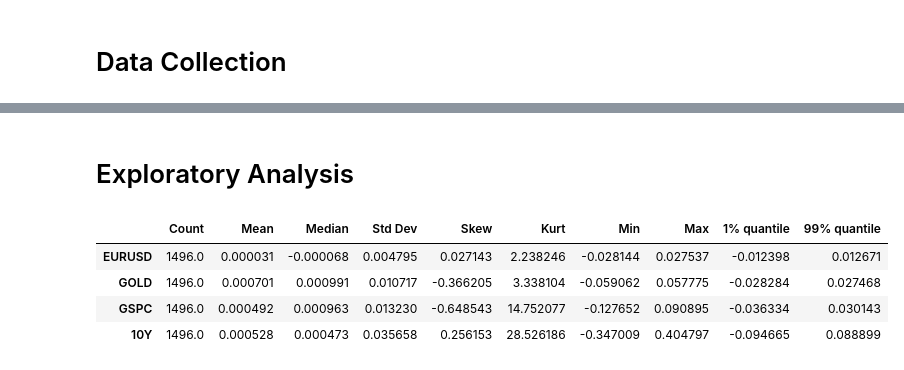
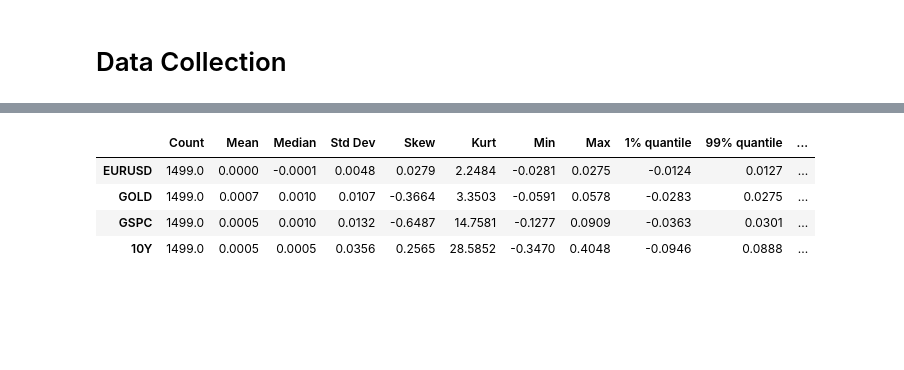
Before and after one commit to Mostafa-MMK/VaRBacktestingEngine, a Jupyter notebook: 01_Data_Preparation.ipynb, the cells around one changed output, grey strips where cells are left out. Cells and saved outputs as stored; diff of their text form; code cells hidden in the pictures; blank space fills up the shorter version.

```diff
--- a/01_Data_Preparation.ipynb
+++ b/01_Data_Preparation.ipynb
@@ -14,6 +10,0 @@ import seaborn as sns
-# %%
-symbols = ['^GSPC', 'GC=F', '^TNX','EURUSD=X']
-df = yf.download(symbols, start = '2020-01-01', auto_adjust=True)['Close'].dropna()
-df.columns = ['EURUSD', 'GOLD', 'GSPC', '10Y']
-df['10Y'] = df['10Y']/100
-df.tail()
@@ -63,28 +46,46 @@ plt.show()
 [figure]
-# %% [markdown]
-# Exploratory Analysis
 # %%
-# Descriptive statistics
-all_stats_data = {}
-for column in df_returns.columns:
-  stats_data = {
-      'Count': df_returns[column].count(),
-      'Mean': df_returns[column].mean(),
-      'Median': df_returns[column].median(),
-      'Std Dev': df_returns[column].std(),
-      'Skew': df_returns[column].skew(),
-      'Kurt': df_returns[column].kurt(),
-      'Min': df_returns[column].min(),
-      'Max': df_returns[column].max(),
-      '1% quantile': df_returns[column].quantile(0.01),
-      '99% quantile': df_returns[column].quantile(0.99)
-  }
-  all_stats_data[column] = stats_data
-df_stats = pd.DataFrame(all_stats_data)
-df_stats.T
+# Calculating the summary stats
+
+def calculate_summary_stats(df_returns):
+  import pandas as pd
+  from statsmodels.tsa.stattools import adfuller
+  from scipy.stats import jarque_bera
+
+  # Calculating summary stats
+  all_stats_data = {}
+
+  # ADF test (for stationarity)
+  for column in df_returns.columns:
+    adf_result = adfuller(df_returns[column])
+
+    # Jarque-Bera Test for Normality
+    jb_stat, jb_pvalue = jarque_bera(df_returns[column])
+    stats_data = {
+        'Count': df_returns[column].count(),
+        'Mean': df_returns[column].mean(),
+        'Median': df_returns[column].median(),
+        'Std Dev': df_returns[column].std(),
+        'Skew': df_returns[column].skew(),
+        'Kurt': df_returns[column].kurt(),
+        'Min': df_returns[column].min(),
+        'Max': df_returns[column].max(),
+        '1% quantile': df_returns[column].quantile(0.01),
+        '99% quantile': df_returns[column].quantile(0.99),
+        'ADF Statistic': adf_result[0],
+        'ADF p-value': adf_result[1],
+        'JB Statistic': jb_stat,
+        'JB p-value': jb_pvalue}
+    all_stats_data[column] = stats_data
+  df_stats = pd.DataFrame(all_stats_data)
+  return df_stats.T
+
+# Calculating descriptive statistics
+df_summary = calculate_summary_stats(df_returns)
+display(df_summary.round(4))
 # %% [output]
-|  | Count | Mean | Median | Std Dev | Skew | Kurt | Min | Max | 1% quantile | 99% quantile |
-| EURUSD | 1496.0 | 0.000031 | -0.000068 | 0.004795 | 0.027143 | 2.238246 | -0.028144 | 0.027537 | -0.012398 | 0.012671 |
-| GOLD | 1496.0 | 0.000701 | 0.000991 | 0.010717 | -0.366205 | 3.338104 | -0.059062 | 0.057775 | -0.028284 | 0.027468 |
-| GSPC | 1496.0 | 0.000492 | 0.000963 | 0.013230 | -0.648543 | 14.752077 | -0.127652 | 0.090895 | -0.036334 | 0.030143 |
-| 10Y | 1496.0 | 0.000528 | 0.000473 | 0.035658 | 0.256153 | 28.526186 | -0.347009 | 0.404797 | -0.094665 | 0.088899 |
+|  | Count | Mean | Median | Std Dev | Skew | Kurt | Min | Max | 1% quantile | 99% quantile | ... |
+| EURUSD | 1499.0 | 0.0000 | -0.0001 | 0.0048 | 0.0279 | 2.2484 | -0.0281 | 0.0275 | -0.0124 | 0.0127 | ... |
+| GOLD | 1499.0 | 0.0007 | 0.0010 | 0.0107 | -0.3664 | 3.3503 | -0.0591 | 0.0578 | -0.0283 | 0.0275 | ... |
+| GSPC | 1499.0 | 0.0005 | 0.0010 | 0.0132 | -0.6487 | 14.7581 | -0.1277 | 0.0909 | -0.0363 | 0.0301 | ... |
+| 10Y | 1499.0 | 0.0005 | 0.0005 | 0.0356 | 0.2565 | 28.5852 | -0.3470 | 0.4048 | -0.0946 | 0.0888 | ... |
```
Also changed, not shown: parts of 20 cells of this notebook.
